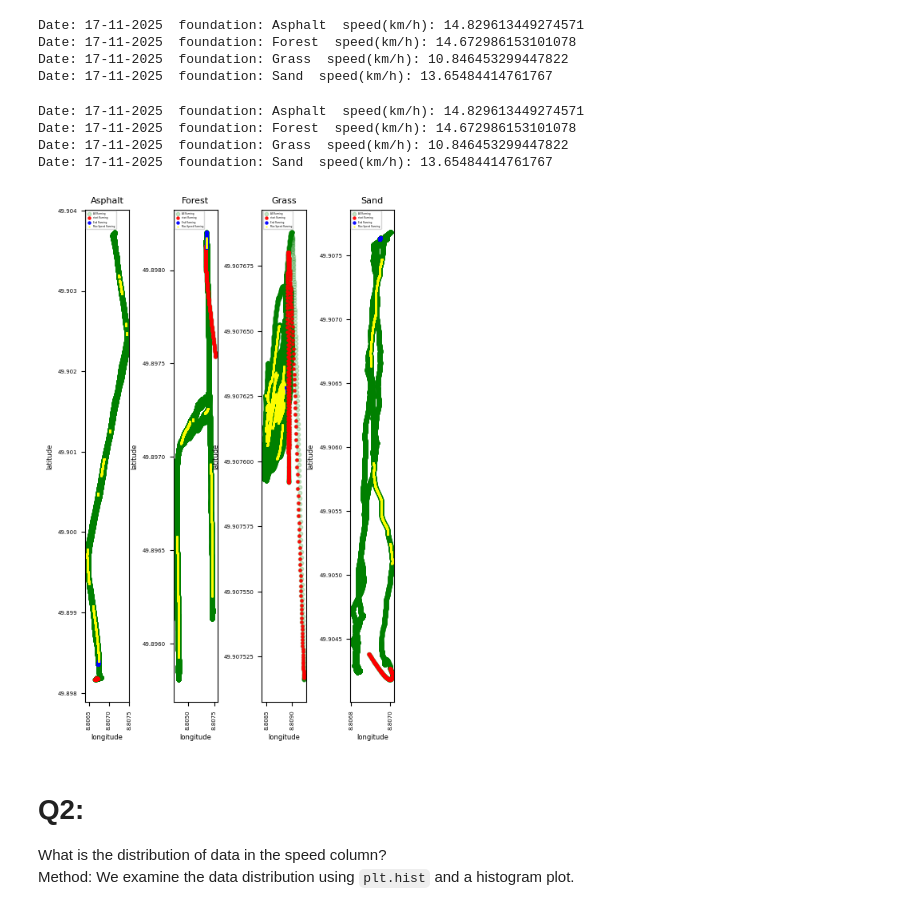
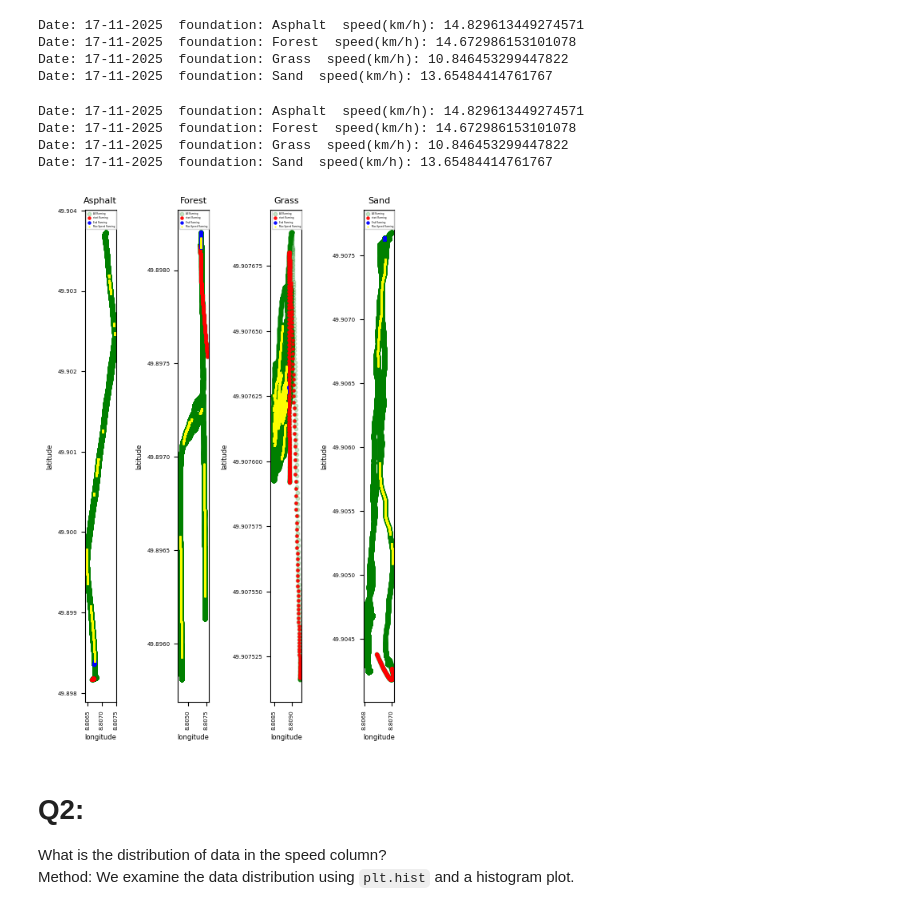
Before and after one commit to Mohsenmohebbi1993/Biomechanik, a Jupyter notebook: notebooks/3. Analysis Foot HeartRate GPX.ipynb, the cells around one changed output. Saved outputs shown, nothing was run; the diff lists cells and outputs as text; code cells hidden in the pictures.

```diff
--- a/notebooks/3. Analysis Foot HeartRate GPX.ipynb
+++ b/notebooks/3. Analysis Foot HeartRate GPX.ipynb
@@ -121,7 +121,7 @@ Date: 17-11-2025  foundation: Sand  speed(km/h): 13.65484414761767
 name_17 =  [name_of_dataframe[i] for i in [0, 1, 3, 4]]
 loc_plot = 1
 plt.figure(figsize=(5,8))
-plt.subplots_adjust(wspace=1.0)
+plt.subplots_adjust(wspace=2.0)
 for i in name_17:
     df = globals()[i].copy()
     df_first = df.dropna(subset=["latitude", "longitude"]).head(300).copy()
@@ -160,34 +160,34 @@ for i in name_17:
 
 
 
 
 # df = globals()[name_17[0]].copy()
 # df_first = df.dropna(subset=["latitude", "longitude"]).head(1000).copy()
 # df_end = df.dropna(subset=["latitude", "longitude"]).tail(1000).copy()
 
 # plt.figure(figsize=(20,10))
 # plt.subplot(2,2,1)
 # plt.scatter(df["longitude"], df["latitude"],
 #             s=10, color="green", alpha=0.2, linestyle='-')
 
 # plt.scatter(df_first["longitude"], df_first["latitude"],
 #             s=5, color="red", alpha=0.9, linestyle='-')
 
 # plt.scatter(df_end["longitude"], df_end["latitude"],
 #             s=5, color="blue", alpha=0.9, linestyle='-')
 
 # top = 0.10
 # sorted_df_speed = df.sort_values(by="Speed (km/h)", ascending=False)
 # top_df = sorted_speeds.head(int(len(sorted_speeds) * top))
 
 # plt.scatter(top_df["longitude"], top_df["latitude"],
 #             s=1, color="yellow", alpha=0.05, linestyle='-')
 # %% [output]
 Date: 17-11-2025  foundation: Asphalt  speed(km/h): 14.829613449274571
 Date: 17-11-2025  foundation: Forest  speed(km/h): 14.672986153101078
 Date: 17-11-2025  foundation: Grass  speed(km/h): 10.846453299447822
 Date: 17-11-2025  foundation: Sand  speed(km/h): 13.65484414761767
-[figure, old version]
+[figure, new version]
 # %% [markdown]
 # Q2:
 What is the distribution of data in the speed column?
```
Also changed, not shown: parts of 9 cells of this notebook.
